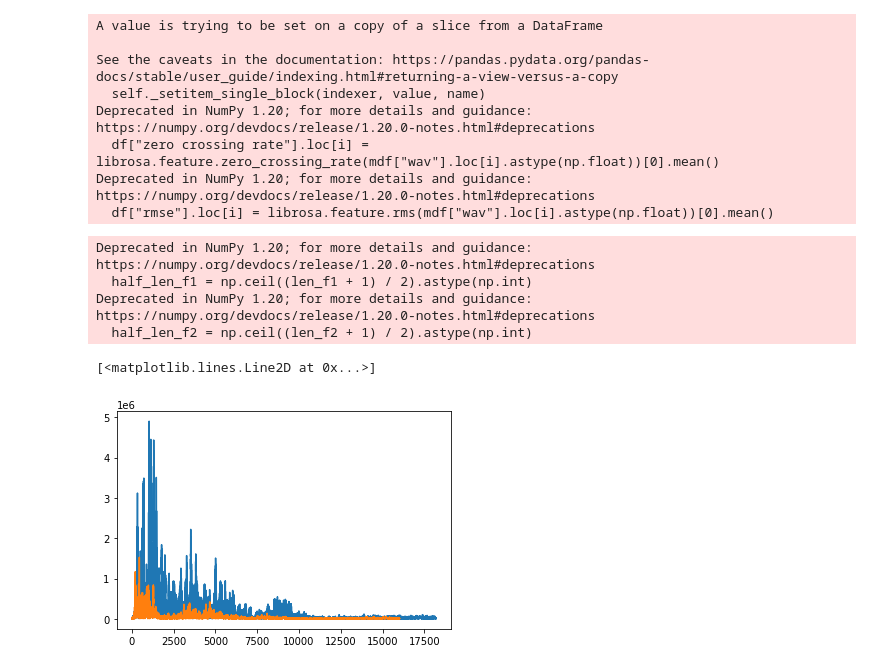
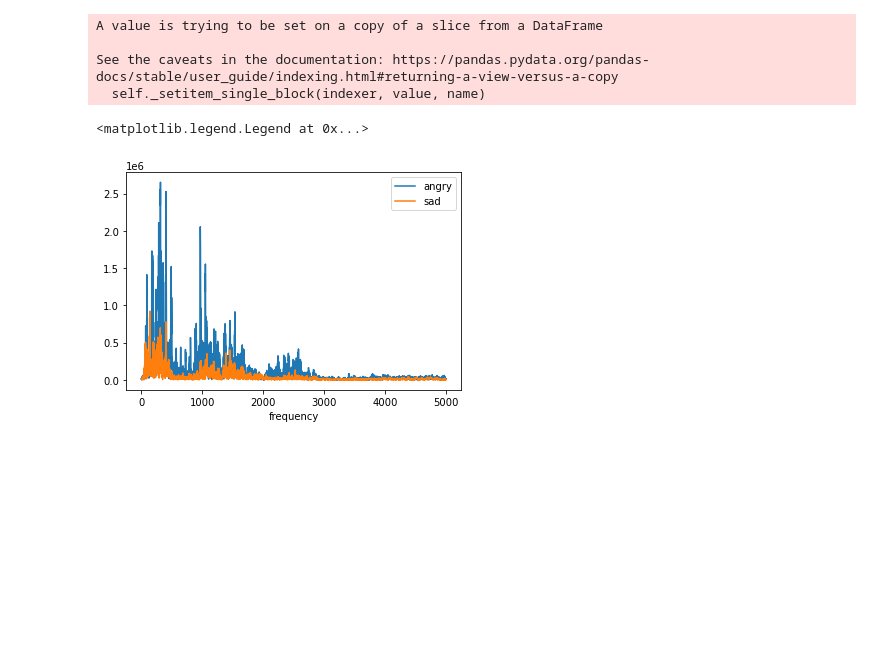
Before and after one commit to dsb298/speech_recognition, a Jupyter notebook: project.ipynb, the cells around one changed output. Drawn from its saved outputs; the diff is of its cells as text; code cells hidden in the pictures; blank space fills up the shorter version.

```diff
--- a/project.ipynb
+++ b/project.ipynb
@@ -39,0 +44,21 @@ for wav in os.listdir(crema):
+# %%
+# make all audio files the same length
+max1=0
+min1=500000
+
+# longest and shortest wav files
+for i in range(0,len(mdf["wav"])):
+    if len(mdf["wav"].loc[i]) > max1:
+        max1 = len(mdf["wav"].loc[i])
+    if len(mdf["wav"].loc[i]) < min1:
+        min1 = len(mdf["wav"].loc[i])
+print(max1)
+print(min1)
+
+# longest wav file is ~80000, shortest is ~20000
+# using the middle 10000 samples of every file.
+samples=10000
+
+for i in range(0,len(mdf["wav"])):
+    half_len = int(len(mdf["wav"].loc[i])/2)
+    mdf["wav"].loc[i] = mdf["wav"].loc[i][half_len-5000:half_len+5000]
@@ -59,49 +79,50 @@ print(mdf)
 df = mdf.copy()
 df = df.drop(columns=["wav"])
 df["mean"]=0
-df["zero crossing rate"]=0
 df["rmse"]=0
 
-# Add more features here
+# calc rmse
+def rmse(sig):
+    total=0
+    for i in range(0,samples):
+        total += sig[i]**2
+    rms = np.sqrt(abs(total/samples))
+    return rms
+
+# Add more features here based off the wave itself
 
 for i in range(0, len(df)):
     # save the mean. Probably wont really use.
-    df["mean"].loc[i] = mdf["wav"].loc[i].mean()
-    # save the zero crossing rate.
-    df["zero crossing rate"].loc[i] = librosa.feature.zero_crossing_rate(mdf["wav"].loc[i].astype(np.float))[0].mean()
+    df["mean"].loc[i] = abs(mdf["wav"].loc[i].mean())
     # save rms of the energy of the signal
-    df["rmse"].loc[i] = librosa.feature.rms(mdf["wav"].loc[i].astype(np.float))[0].mean()
+    df["rmse"].loc[i] = rmse(mdf["wav"].loc[i])
 # %% [output]
 A value is trying to be set on a copy of a slice from a DataFrame
 
 See the caveats in the documentation: https://pandas.pydata.org/pandas-docs/stable/user_guide/indexing.html#returning-a-view-versus-a-copy
   self._setitem_single_block(indexer, value, name)
-Deprecated in NumPy 1.20; for more details and guidance: https://numpy.org/devdocs/release/1.20.0-notes.html#deprecations
-  df["zero crossing rate"].loc[i] = librosa.feature.zero_crossing_rate(mdf["wav"].loc[i].astype(np.float))[0].mean()
-Deprecated in NumPy 1.20; for more details and guidance: https://numpy.org/devdocs/release/1.20.0-notes.html#deprecations
-  df["rmse"].loc[i] = librosa.feature.rms(mdf["wav"].loc[i].astype(np.float))[0].mean()
 # %%
 # visualize fft
-rate1, sig1 = wavfile.read(crema + "1001_DFA_ANG_XX.wav")
-rate2, sig2 = wavfile.read(crema + "1001_DFA_SAD_XX.wav")
+# rate1, sig1 = wavfile.read(crema + "1001_DFA_ANG_XX.wav")
+# rate2, sig2 = wavfile.read(crema + "1001_DFA_SAD_XX.wav")
+sig1 = mdf["wav"].loc[0]
+sig2 = mdf["wav"].loc[5]
 sig_f1 = abs(np.fft.fft(sig1))
 sig_f2 = abs(np.fft.fft(sig2))
 len_f1 = len(sig_f1)
 len_f2 = len(sig_f2)
-half_len_f1 = np.ceil((len_f1 + 1) / 2).astype(np.int)
-half_len_f2 = np.ceil((len_f2 + 1) / 2).astype(np.int)
+half_len_f1 = int(np.ceil((len_f1 + 1) / 2))
+half_len_f2 = int(np.ceil((len_f2 + 1) / 2))
 sig_f1 = sig_f1[:half_len_f1]
 sig_f2 = sig_f2[:half_len_f2]
 
 plt.plot(sig_f1)
 plt.plot(sig_f2)
+plt.xlabel("frequency")
+plt.legend(["angry", "sad"])
 # %% [output]
-Deprecated in NumPy 1.20; for more details and guidance: https://numpy.org/devdocs/release/1.20.0-notes.html#deprecations
-  half_len_f1 = np.ceil((len_f1 + 1) / 2).astype(np.int)
-Deprecated in NumPy 1.20; for more details and guidance: https://numpy.org/devdocs/release/1.20.0-notes.html#deprecations
-  half_len_f2 = np.ceil((len_f2 + 1) / 2).astype(np.int)
+<matplotlib.legend.Legend at 0x...>
-[<matplotlib.lines.Line2D at 0x...>]
-[figure, old version]
+[figure, new version]
 # %%
 # frequency domain data
 
```
Also changed, not shown: parts of 10 cells of this notebook.
